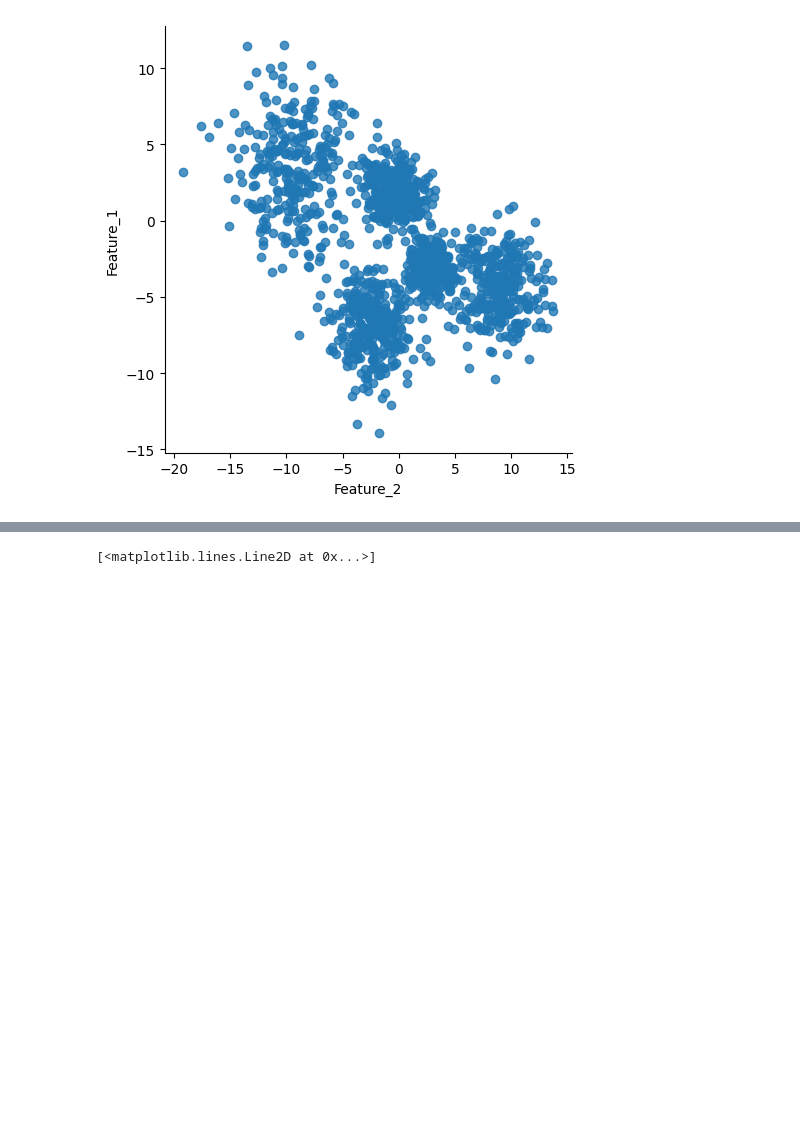
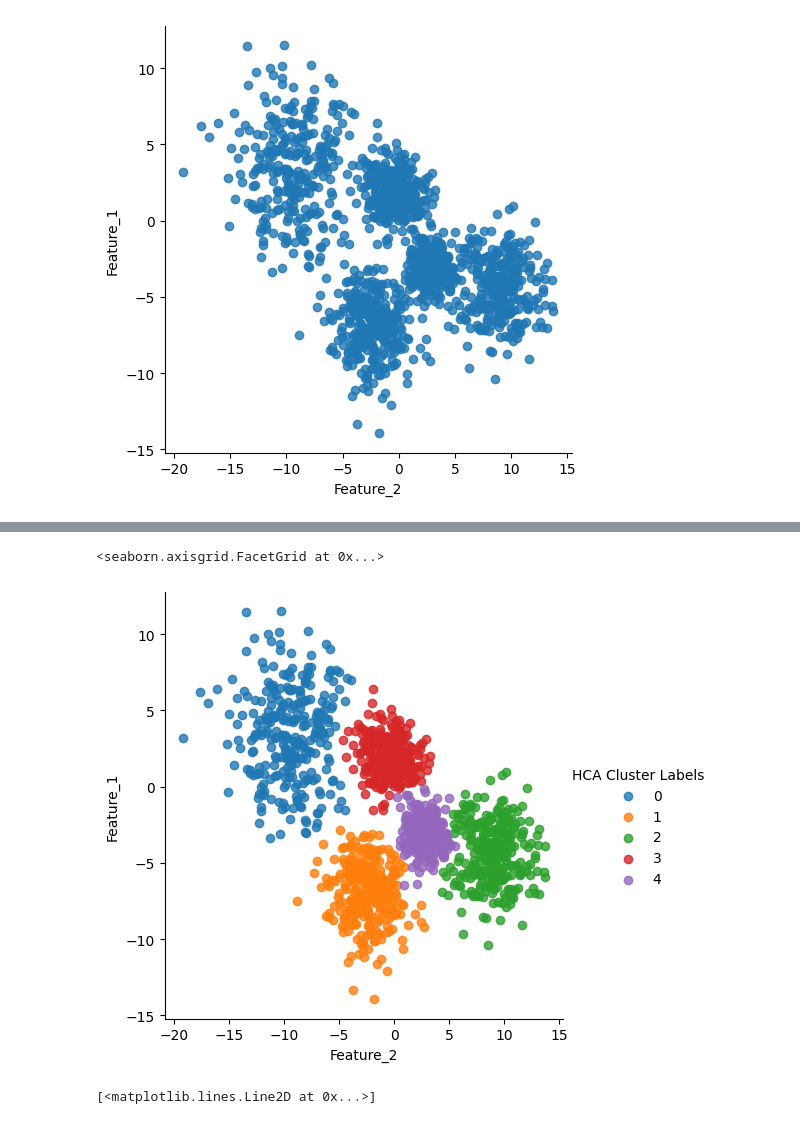
Before and after one commit to WooJungE/About_data, a Jupyter notebook: 20230404.ipynb, the cells around one changed output, grey strips where cells are left out. Cells and saved outputs as stored; diff of their text form; code cells hidden in the pictures; blank space fills up the shorter version.

```diff
--- a/20230404.ipynb
+++ b/20230404.ipynb
@@ -57,3 +84,15 @@ sns.lmplot(x='Feature_2', y='Feature_1',
+# %%
+df = make_blobs()
+from sklearn.cluster import AgglomerativeClustering
+clus = AgglomerativeClustering(n_clusters=5,
+                               metric='euclidean', linkage='ward')
+clus.fit(df)
+df['HCA Cluster Labels'] = clus.labels_
+sns.lmplot(x='Feature_2', y='Feature_1',
+           hue="HCA Cluster Labels", data=df, fit_reg=False)
+# %% [output]
+<seaborn.axisgrid.FacetGrid at 0x...>
+[figure, added]
 # %%
 from sklearn import cluster, datasets
 import matplotlib.pyplot as plt
```
Also changed, not shown: parts of 5 cells of this notebook.
